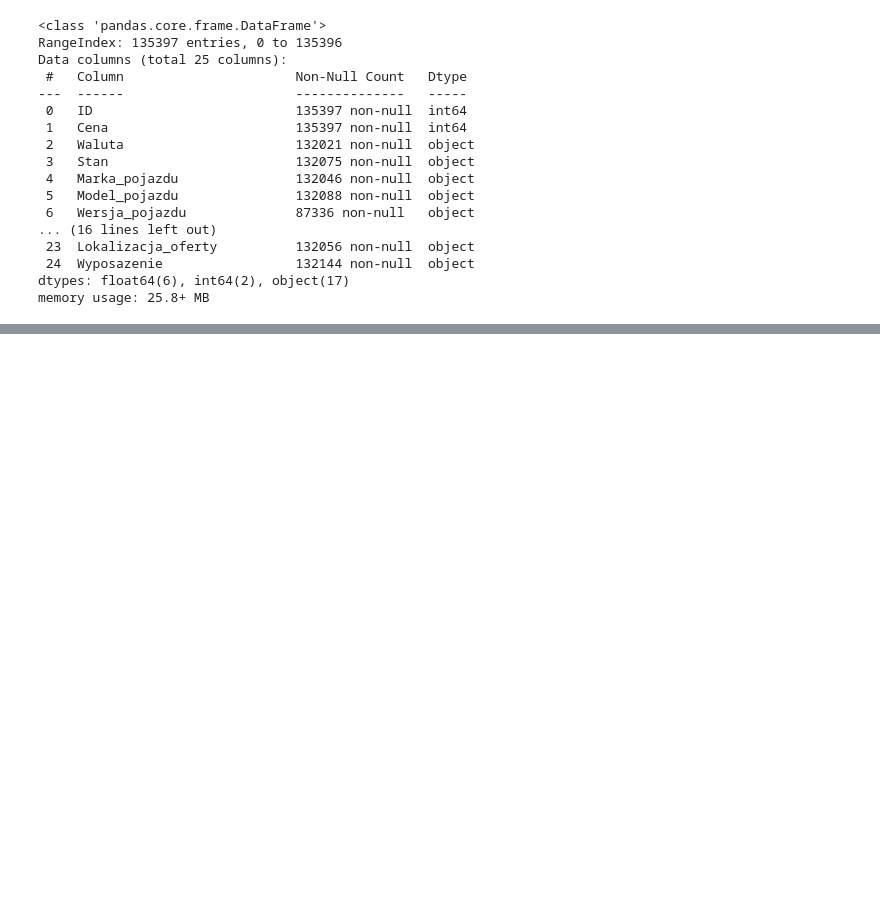
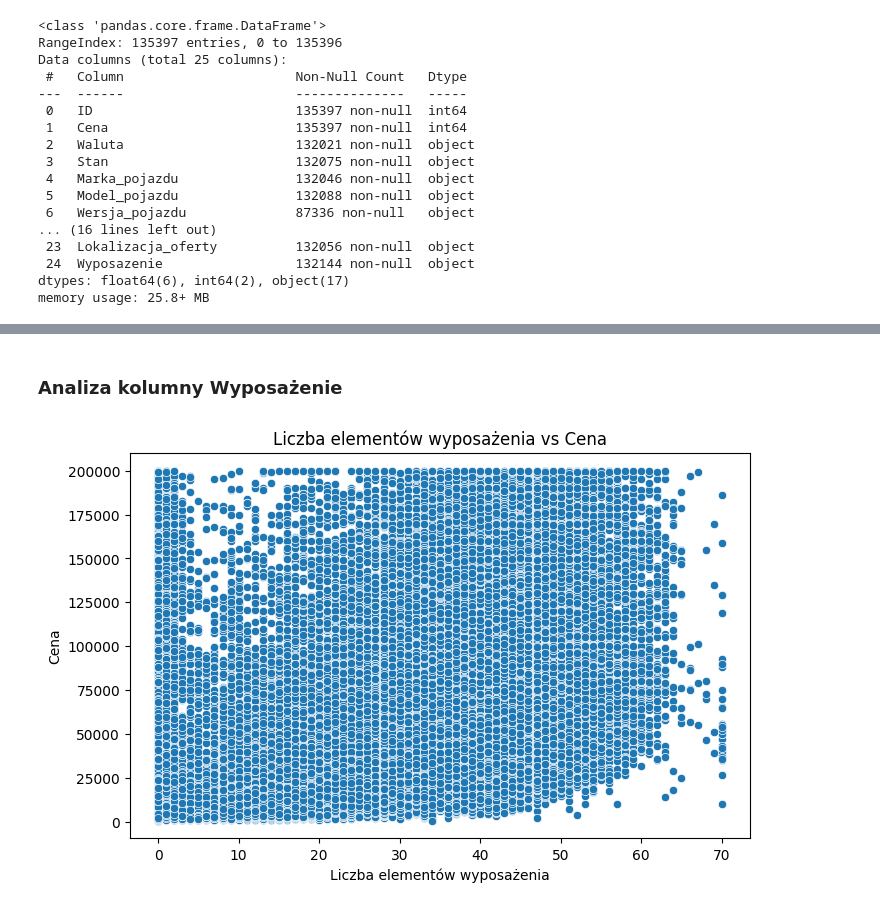
Before and after one commit to urszkam/ds-recruitment-challenge, a Jupyter notebook: notebooks/eda.ipynb, the cells around one changed output, grey strips where cells are left out. Cells and saved outputs as stored; diff of their text form; code cells hidden in the pictures; blank space fills up the shorter version.

```diff
--- a/notebooks/eda.ipynb
+++ b/notebooks/eda.ipynb
@@ -190,25 +310,0 @@ df = df[~(df['Pojemnosc_cm3'].isnull() & df['Moc_KM'].isnull())]
-# %%
-import statsmodels.api as sm
-
-df['Pierwszy_wlasciciel'] = df['Pierwszy_wlasciciel'].fillna('NO')
-df['Pierwszy_wlasciciel_bin'] = df['Pierwszy_wlasciciel'].apply(lambda x: 1 if x == 'Yes' else 0)
-
-correlation = df['Cena'].corr(df['Pierwszy_wlasciciel_bin'])
-print("Korelacja między 'Pierwszy_wlasciciel' (bin) a 'Cena':", correlation)
-
-# Sprawdzenie, czy rok produkcji tłumaczy korelację z ceną
-
-# a) Regresja ceny na rok produkcji
-X_year = sm.add_constant(df['Rok_produkcji'])
-model_year = sm.OLS(df['Cena'], X_year).fit()
-df['Cena_resid'] = model_year.resid
-
-# b) Korelacja między resztami a binarną zmienną 'Pierwszy_wlasciciel_bin'
-corr_resid_first = df['Cena_resid'].corr(df['Pierwszy_wlasciciel_bin'])
-print("Korelacja między resztami (Cena ~ Rok_produkcji) a 'Pierwszy_wlasciciel_bin':", corr_resid_first)
-
-# c) Regresja wieloraka: Cena ~ Rok_produkcji + Pierwszy_wlasciciel_bin
-X_both = df[['Rok_produkcji', 'Pierwszy_wlasciciel_bin']]
-X_both = sm.add_constant(X_both)
-model_both = sm.OLS(df['Cena'], X_both).fit()
-print(model_both.summary())
@@ -270,25 +320,23 @@ plt.show()
+# %% [markdown]
+### Analiza kolumny Wyposażenie
 # %%
 import ast
 
 def convert_to_list(x):
     try:
         return ast.literal_eval(x)
     except Exception:
         return []
 
 df['Wyposazenie_list'] = df['Wyposazenie'].apply(lambda x: convert_to_list(x) if pd.notnull(x) else [])
 
-# Utwórz nową kolumnę zawierającą liczbę elementów wyposażenia
 df['count_wyposazenie'] = df['Wyposazenie_list'].apply(len)
 
-# Oblicz korelację między liczbą elementów wyposażenia a ceną
-correlation = df['count_wyposazenie'].corr(df['Cena'])
-print("Korelacja między liczbą elementów wyposażenia a ceną:", correlation)
-
-# Opcjonalnie: wykres rozrzutu
 plt.figure(figsize=(8,5))
 sns.scatterplot(x='count_wyposazenie', y='Cena', data=df)
 plt.title("Liczba elementów wyposażenia vs Cena")
 plt.xlabel("Liczba elementów wyposażenia")
 plt.ylabel("Cena")
 plt.show()
+# %% [output]
+[figure, added]
```
Also changed, not shown: parts of 37 cells of this notebook.
